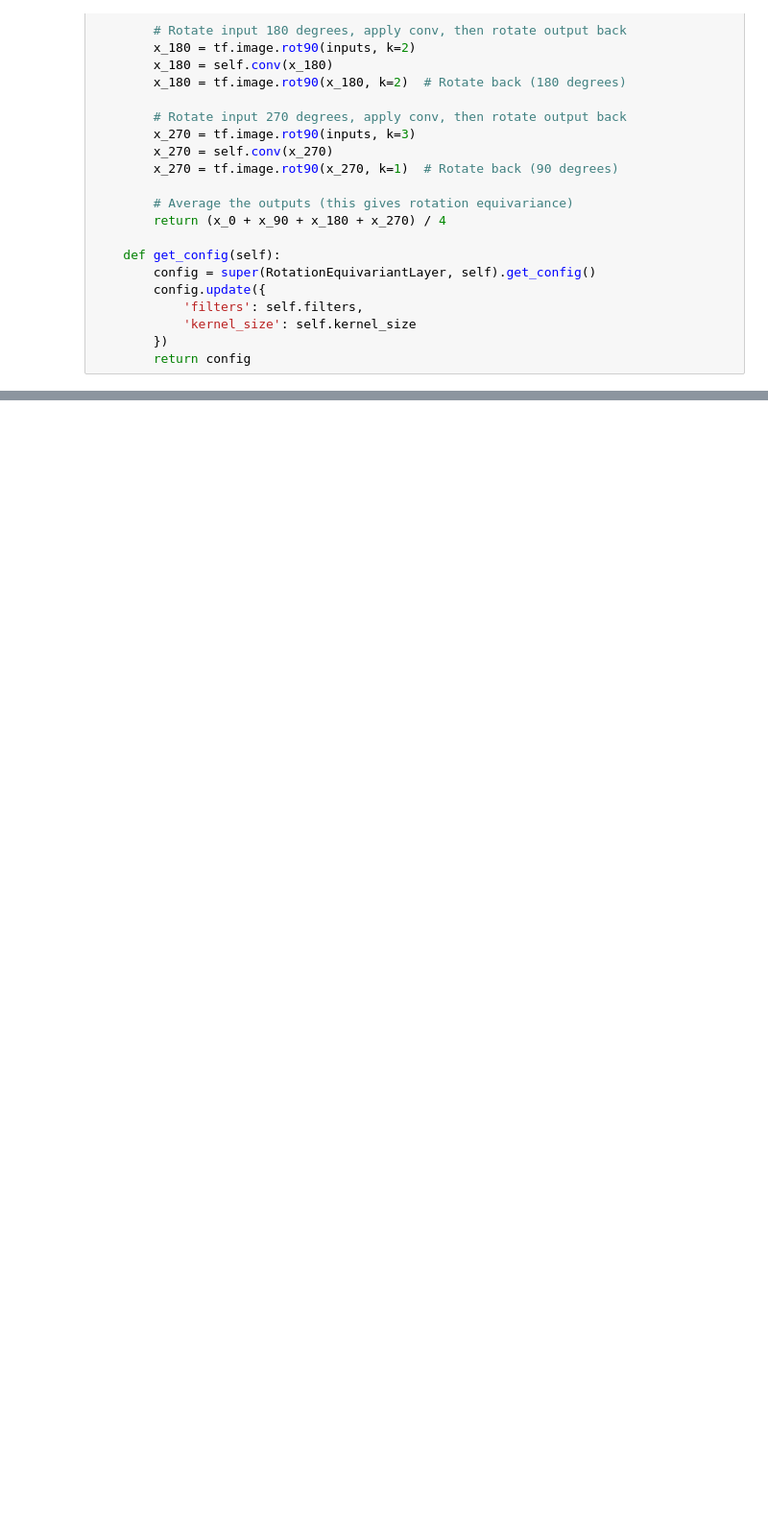
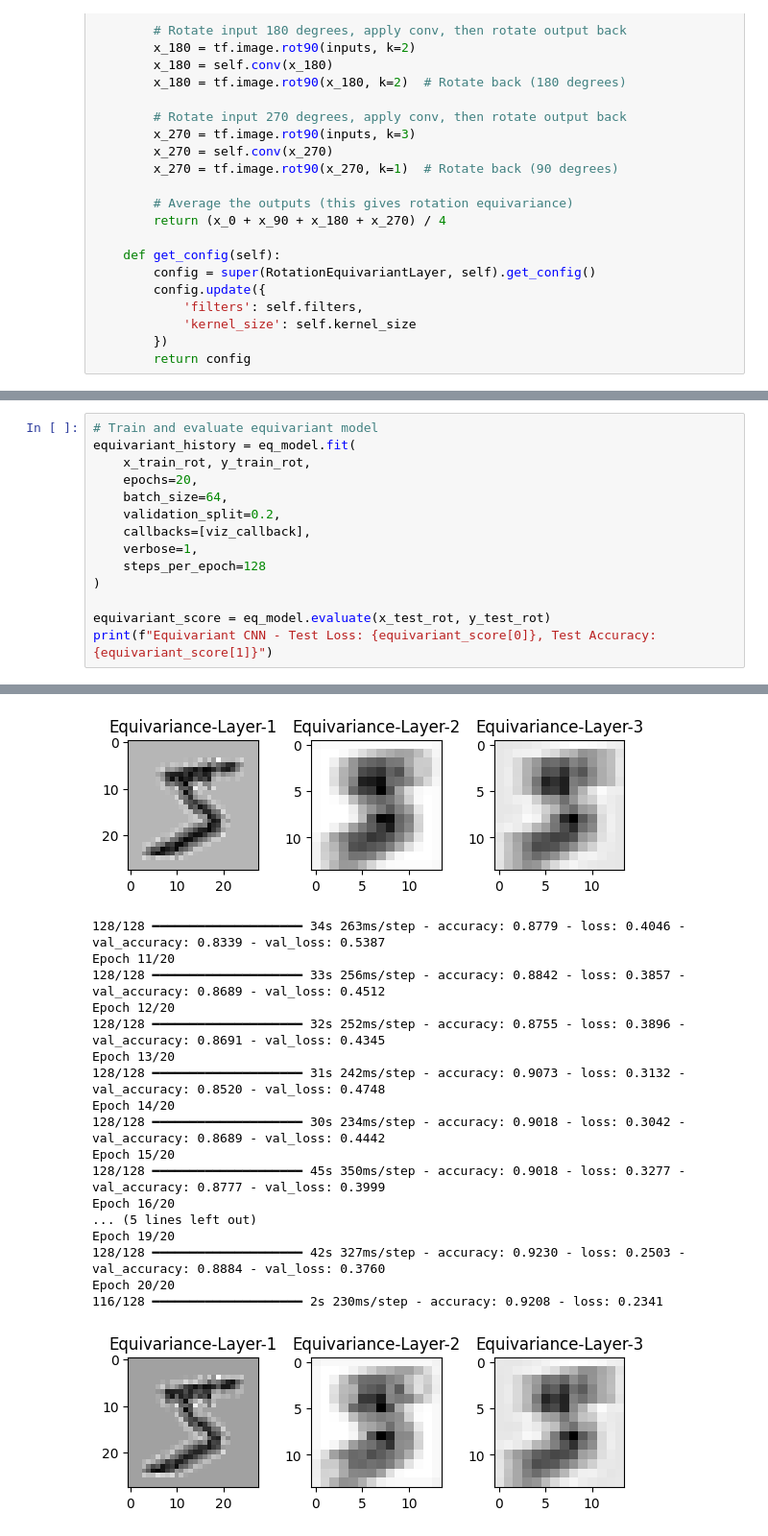
Before and after one commit to AlikMon88/Event-Classification-Boson-Decay, a Jupyter notebook: section_a.ipynb, the cells around one changed output, grey strips where cells are left out. Shown at 96% size. Drawn from its saved outputs; the diff is of its cells as text; blank space fills up the shorter version.

```diff
--- a/section_a.ipynb
+++ b/section_a.ipynb
@@ -473,0 +552,15 @@ Equivariant CNN - Test Loss: 0.4013851284980774, Test Accuracy: 0.91925001144409
+# %%
+# Train and evaluate equivariant model
+equivariant_history = eq_model.fit(
+    x_train_rot, y_train_rot,
+    epochs=20,
+    batch_size=64,
+    validation_split=0.2,
+    callbacks=[viz_callback],
+    verbose=1,
+    steps_per_epoch=128
+)
+
+equivariant_score = eq_model.evaluate(x_test_rot, y_test_rot)
+print(f"Equivariant CNN - Test Loss: {equivariant_score[0]}, Test Accuracy: {equivariant_score[1]}")
+# %% [output]
@@ -473,0 +587,19 @@ Equivariant CNN - Test Loss: 0.4013851284980774, Test Accuracy: 0.91925001144409
+[figure, added]
+128/128 ━━━━━━━━━━━━━━━━━━━━ 34s 263ms/step - accuracy: 0.8779 - loss: 0.4046 - val_accuracy: 0.8339 - val_loss: 0.5387
+Epoch 11/20
+128/128 ━━━━━━━━━━━━━━━━━━━━ 33s 256ms/step - accuracy: 0.8842 - loss: 0.3857 - val_accuracy: 0.8689 - val_loss: 0.4512
+Epoch 12/20
+128/128 ━━━━━━━━━━━━━━━━━━━━ 32s 252ms/step - accuracy: 0.8755 - loss: 0.3896 - val_accuracy: 0.8691 - val_loss: 0.4345
+Epoch 13/20
+128/128 ━━━━━━━━━━━━━━━━━━━━ 31s 242ms/step - accuracy: 0.9073 - loss: 0.3132 - val_accuracy: 0.8520 - val_loss: 0.4748
+Epoch 14/20
+128/128 ━━━━━━━━━━━━━━━━━━━━ 30s 234ms/step - accuracy: 0.9018 - loss: 0.3042 - val_accuracy: 0.8689 - val_loss: 0.4442
+Epoch 15/20
+128/128 ━━━━━━━━━━━━━━━━━━━━ 45s 350ms/step - accuracy: 0.9018 - loss: 0.3277 - val_accuracy: 0.8777 - val_loss: 0.3999
+Epoch 16/20
+... (5 lines left out)
+Epoch 19/20
+128/128 ━━━━━━━━━━━━━━━━━━━━ 42s 327ms/step - accuracy: 0.9230 - loss: 0.2503 - val_accuracy: 0.8884 - val_loss: 0.3760
+Epoch 20/20
+116/128 ━━━━━━━━━━━━━━━━━━━━ 2s 230ms/step - accuracy: 0.9208 - loss: 0.2341
+[figure, added]
```
Also changed, not shown: parts of 24 cells of this notebook, 51 other files.
